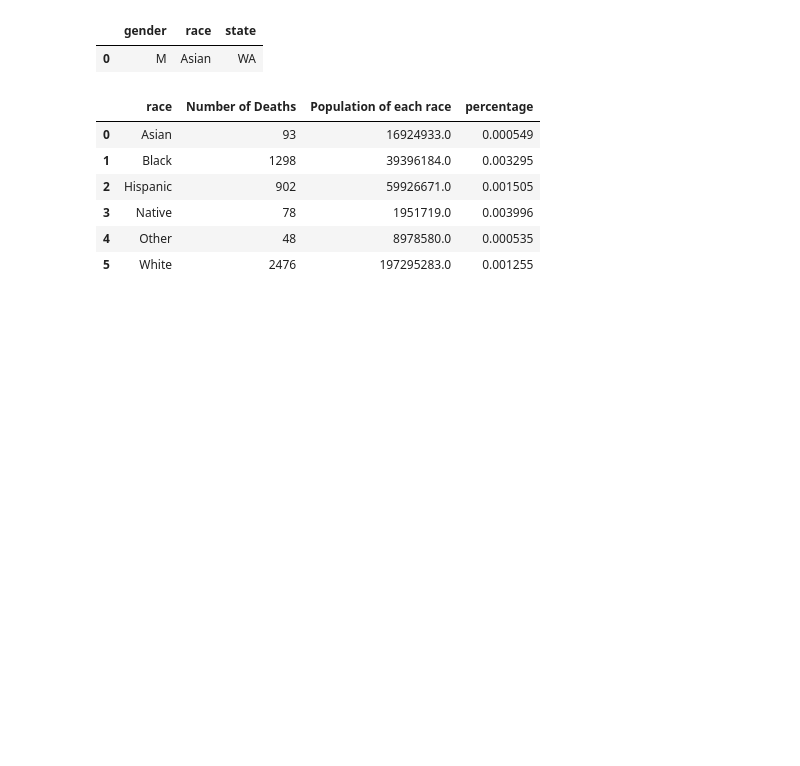
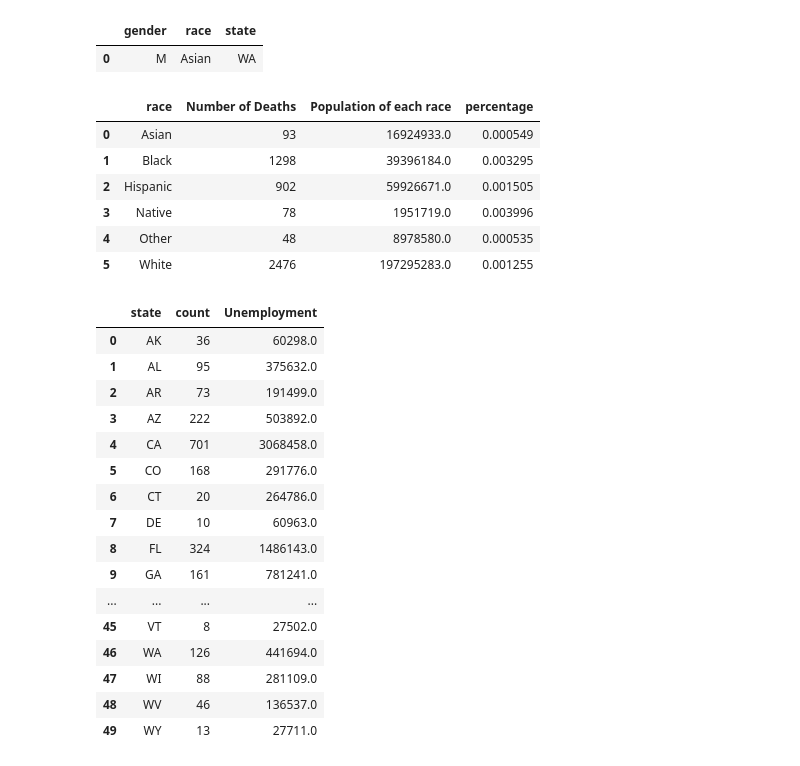
Before and after one commit to javsanbel2/betaproject, a Jupyter notebook: beta_danish.ipynb, the cells around one changed output. Cells and saved outputs as stored; diff of their text form; code cells hidden in the pictures; blank space fills up the shorter version.

```diff
--- a/beta_danish.ipynb
+++ b/beta_danish.ipynb
@@ -131,0 +138,22 @@ new_data
+# %%
+merged = pd.merge(left = data2, right=pop1, left_on="state", right_on="State")
+merged = merged[["state", "count", "Unemployment"]]
+merged
+# %% [output]
+|  | state | count | Unemployment |
+| 0 | AK | 36 | 60298.0 |
+| 1 | AL | 95 | 375632.0 |
+| 2 | AR | 73 | 191499.0 |
+| 3 | AZ | 222 | 503892.0 |
+| 4 | CA | 701 | 3068458.0 |
+| 5 | CO | 168 | 291776.0 |
+| 6 | CT | 20 | 264786.0 |
+| 7 | DE | 10 | 60963.0 |
+| 8 | FL | 324 | 1486143.0 |
+| 9 | GA | 161 | 781241.0 |
+| ... | ... | ... | ... |
+| 45 | VT | 8 | 27502.0 |
+| 46 | WA | 126 | 441694.0 |
+| 47 | WI | 88 | 281109.0 |
+| 48 | WV | 46 | 136537.0 |
+| 49 | WY | 13 | 27711.0 |
```
Also changed, not shown: parts of 5 cells of this notebook.
